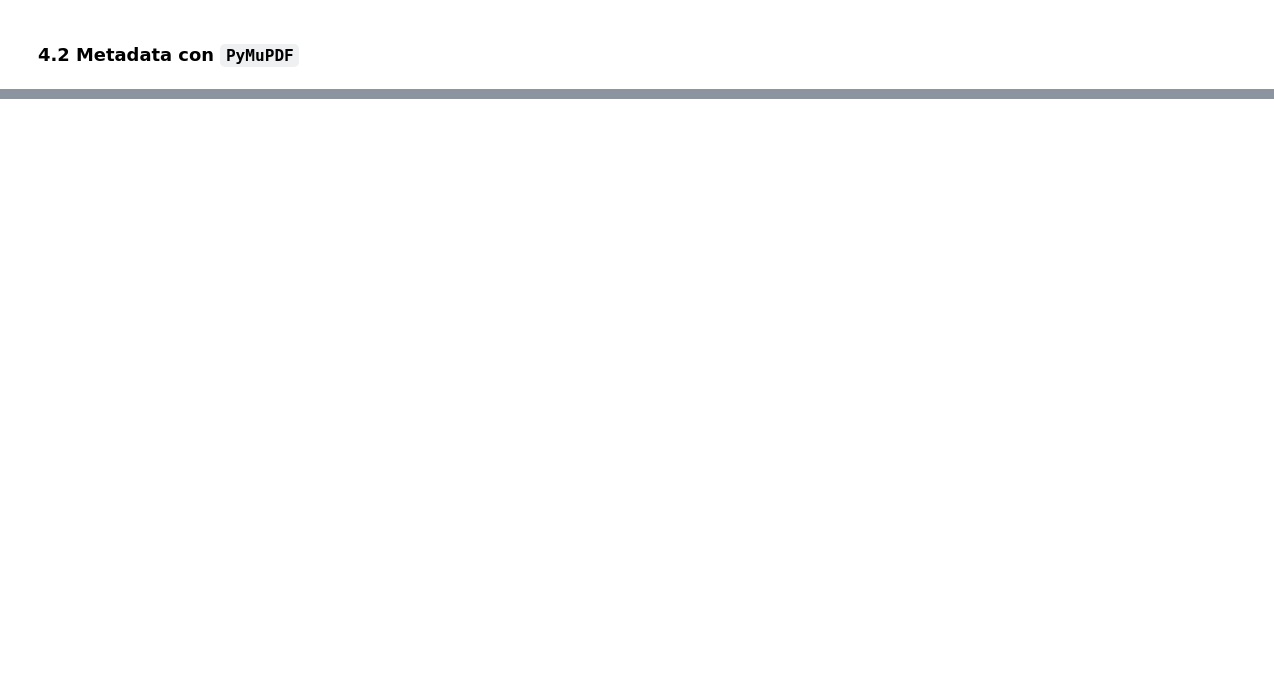
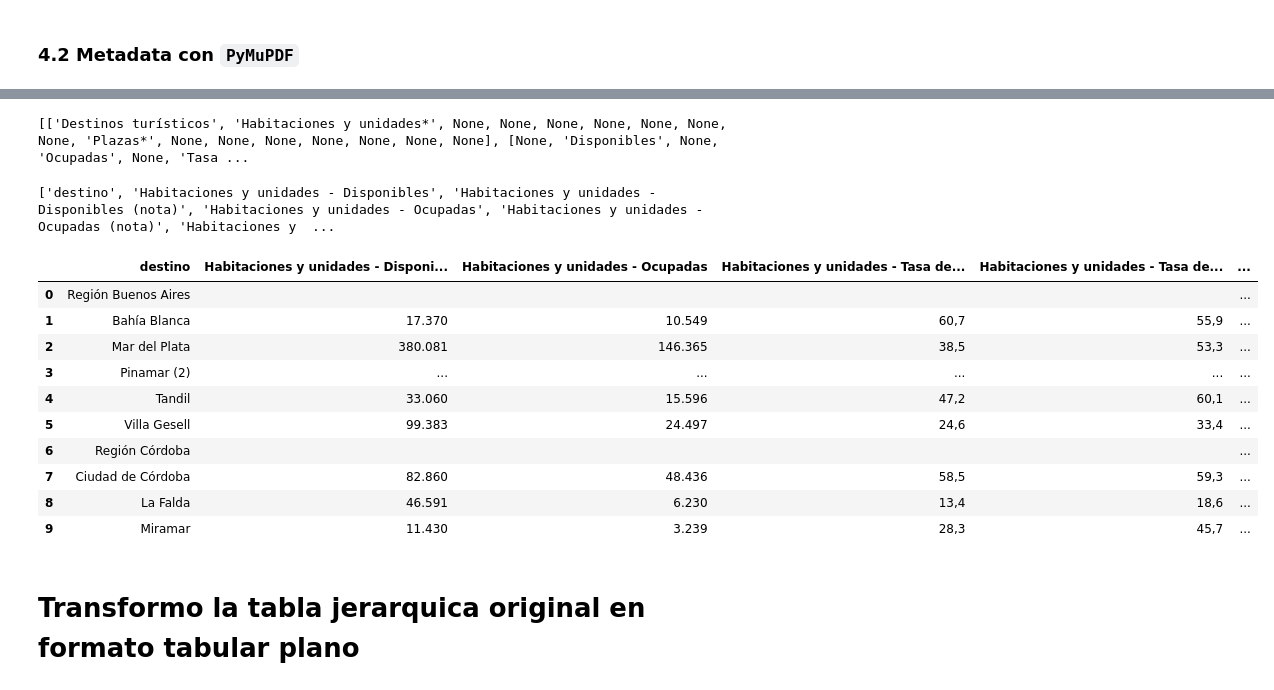
Before and after one commit to SolJosefinaMercado/ProcesamientoDelHabla, a Jupyter notebook: TP2_ProcesamientoPDF.ipynb, the cells around one changed output, grey strips where cells are left out. Drawn from its saved outputs; the diff is of its cells as text; code cells hidden in the pictures; blank space fills up the shorter version.

```diff
--- a/TP2_ProcesamientoPDF.ipynb
+++ b/TP2_ProcesamientoPDF.ipynb
@@ -498,0 +190,10 @@ En este taller aprendiste a:
+# %%
+# nivel 2 caracter con su posicion y fuente
+
+# Con la opción "rawdict", PyMuPDF no devuelve texto plano sino un diccionario con toda la estructura de la página, organizada en niveles, como cajas dentro de cajas:
+crudo = pagina.get_text('rawdict', sort= True)
+primer_span = crudo['blocks'][0]['lines'][0]['spans'][0]
+
+for c in primer_span['chars'][:10]:
+
+  print(repr(c["c"]), "x =", round(c["origin"][0], 1), "| fuente:", primer_span["font"])
@@ -498,0 +295,3 @@ En este taller aprendiste a:
+# %%
+pagina_tabla = pdf_plumber.pages[16] # pagina 17, cuadro 14
+tabla_raw = pagina_tabla.extract_table()
@@ -498,0 +311,53 @@ En este taller aprendiste a:
+# %%
+encabezado = tabla_raw[:2]
+print(encabezado)
+# %% [output]
+[['Destinos turísticos', 'Habitaciones y unidades*', None, None, None, None, None, None, None, 'Plazas*', None, None, None, None, None, None, None], [None, 'Disponibles', None, 'Ocupadas', None, 'Tasa ...
+# %%
+# El encabezado esta compuesto por dos filas, ya que son dos categorias con subcategorias
+# unifico esas dos filas para poder tener un unico encabezado
+
+fila_grupo, fila_sub = tabla_raw[0], tabla_raw[1] #primer y segunda fila
+
+nombres = []
+#grupo_actual es para que la variable exista antes de empezar el bucle. En cada vuelta, el código la usa para armar el nombre de la columna, pero solo le asigna un valor cuando encuentra un grupo nuevo en la primera fila
+grupo_actual = ""
+# con zip recorro las listas en paralelo y de a pares
+# grupo es el contenido de tabla_raw[0], sub tabla_raw[1]
+for grupo, sub in zip(fila_grupo, fila_sub):
+    if grupo:
+        # si existe contenido en la primer fila elimina los astericos y los espacios al inicio y final
+        grupo_actual = grupo.replace("*", "").strip()
+    if sub:
+        # si existe contenido en la segunda fila, suma a la lista nombres el nombre del grupo + nombre de sub grupo
+        # chr(10) es el carácter \n, reemplaza por espacio
+        nombres.append(f"{grupo_actual} - {sub.replace(chr(10), ' ')}")
+    else:
+        # expresion condicional A if condicion, else B
+        # Si ya hay nombres, es una columna de nota. nombres[-1] es el último elemento de la lista, o sea, el nombre de la columna de datos que está justo a su izquierda. Se le agrega(nota)
+        nombres.append(f"{nombres[-1]} (nota)" if nombres else "destino")
+
+nombres[0] = "destino"
+print(nombres)
+# %% [output]
+['destino', 'Habitaciones y unidades - Disponibles', 'Habitaciones y unidades - Disponibles (nota)', 'Habitaciones y unidades - Ocupadas', 'Habitaciones y unidades - Ocupadas (nota)', 'Habitaciones y  ...
+# %%
+# crea el df con las filas de
+df = pd.DataFrame(tabla_raw[3:], columns=nombres)
+df = df.drop(columns=[c for c in df.columns if c.endswith("(nota)")])
+# %%
+df.head(10)
+# %% [output]
+|  | destino | Habitaciones y unidades - Disponi... | Habitaciones y unidades - Ocupadas | Habitaciones y unidades - Tasa de... | Habitaciones y unidades - Tasa de... | ... |
+| 0 | Región Buenos Aires |  |  |  |  | ... |
+| 1 | Bahía Blanca | 17.370 | 10.549 | 60,7 | 55,9 | ... |
+| 2 | Mar del Plata | 380.081 | 146.365 | 38,5 | 53,3 | ... |
+| 3 | Pinamar (2) | ... | ... | ... | ... | ... |
+| 4 | Tandil | 33.060 | 15.596 | 47,2 | 60,1 | ... |
+| 5 | Villa Gesell | 99.383 | 24.497 | 24,6 | 33,4 | ... |
+| 6 | Región Córdoba |  |  |  |  | ... |
+| 7 | Ciudad de Córdoba | 82.860 | 48.436 | 58,5 | 59,3 | ... |
+| 8 | La Falda | 46.591 | 6.230 | 13,4 | 18,6 | ... |
+| 9 | Miramar | 11.430 | 3.239 | 28,3 | 45,7 | ... |
+# %% [markdown]
+# Transformo la tabla jerarquica original en formato tabular plano
```
Also changed, not shown: parts of 129 cells of this notebook.
